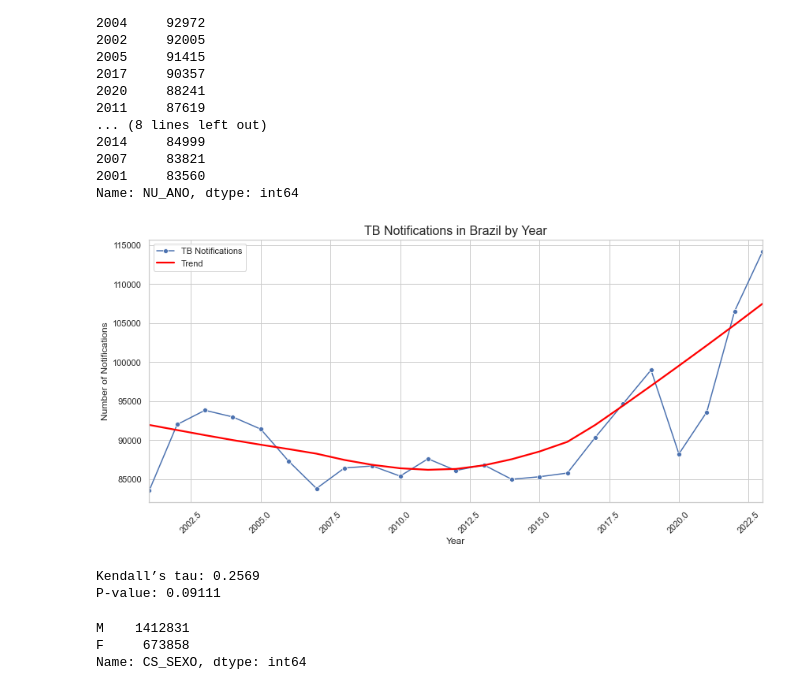
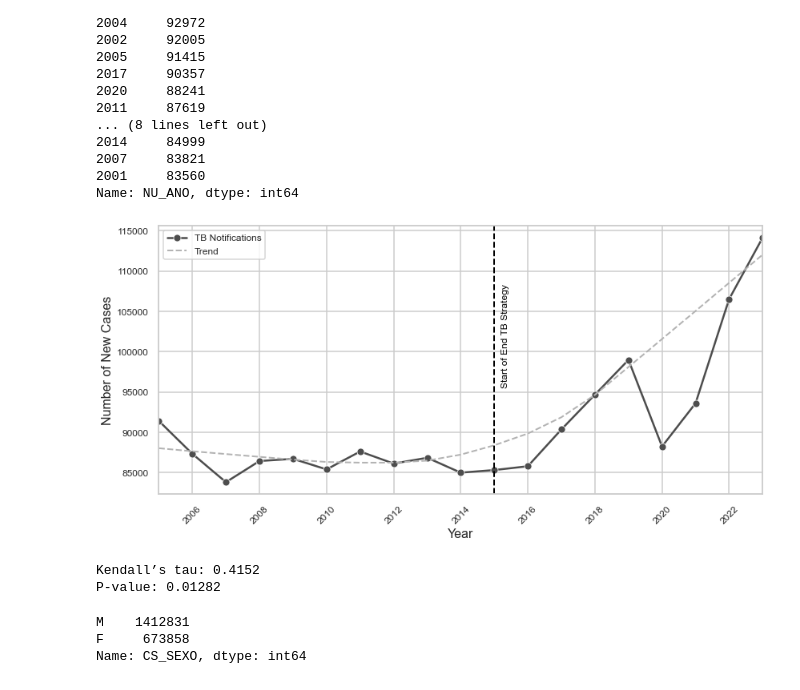
Before and after one commit to Julian-sun/Modelling_health_outcome_indigenous_pop, a Jupyter notebook: Temporary/TB_descriptive.ipynb, the cells around one changed output. Drawn from its saved outputs; the diff is of its cells as text; code cells hidden in the pictures.

```diff
--- a/Temporary/TB_descriptive.ipynb
+++ b/Temporary/TB_descriptive.ipynb
@@ -94,22 +89,54 @@ data = data.rename(columns={'index':'Year','NU_ANO':'Notifications'}).sort_value
 # %%
+# Prepare data
+data = df.NU_ANO.value_counts().reset_index()
+data = data.rename(columns={'index': 'Year', 'NU_ANO': 'Notifications'}).sort_values("Year")
 data = data.assign(Year = data.Year.astype(int))
-# Set style
-sns.set(style="whitegrid")
+data = data[data.Year >= 2005]
+
+# Set ggplot-style aesthetics
+sns.set_theme(style="whitegrid", context='talk')  # 'talk' makes fonts bigger (good for presentations)
 
 # Plot
 plt.figure(figsize=(12, 6))
-sns.lineplot(data=data, x="Year", y="Notifications", marker="o", label="TB Notifications")
-sns.regplot(data=data, x="Year", y="Notifications", scatter=False, lowess=True, label="Trend", color='red')
+#sns.lineplot(data=data, x="Year", y="Notifications", marker="o", label="TB Notifications", linewidth=2.5)
+#sns.regplot(data=data, x="Year", y="Notifications", scatter=False, lowess=True, label="Trend", color='blue',line_kws={'linewidth': 1})
 
-plt.title("TB Notifications in Brazil by Year", fontsize=16)
-plt.xlabel("Year")
-plt.ylabel("Number of Notifications")
-plt.xticks(rotation=45)
-plt.legend()
+# Define custom colors
+main_line_color = "#4D4D4D"   # Medium grey for main line
+trend_line_color = "#B3B3B3"  # Light grey for trend line
+
+# Plot lines
+sns.lineplot(
+    data=data, x="Year", y="Notifications", marker="o",
+    label="TB Notifications", linewidth=2.5, color=main_line_color
+)
+
+sns.regplot(
+    data=data, x="Year", y="Notifications", scatter=False, lowess=True,
+    label="Trend", color=trend_line_color, line_kws={'linewidth': 2, 'linestyle': '--'}
+)
+
+
+# Add vertical line at 2015
+plt.axvline(x=2015, color='black', linestyle='--', linewidth=2)
+plt.text(2015 + 0.2, data["Notifications"].max() * 0.95, "Start of End TB Strategy",
+         rotation=90, verticalalignment='top', fontsize=12, color='black')
+
+
+# Titles and labels
+#plt.title("TB Notifications in Brazil by Year", fontsize=20, weight='bold')
+plt.xlabel("Year", fontsize=16)
+plt.ylabel("Number of New Cases", fontsize=16)
+plt.xticks(rotation=45, fontsize=12)
+plt.yticks(fontsize=12)
+plt.legend(fontsize=12)
+
 plt.tight_layout()
+
+plt.savefig("/Users/julianeoliveira/Documents/github/Modelling_health_outcome_indigenous_pop/Results/tb_notifications_brazil.pdf", format='pdf', bbox_inches='tight')
 plt.show()
 # %% [output]
-[figure, old version]
+[figure, new version]
 # %%
 # Perform Kendall's tau test
 tau, p_value = kendalltau(data["Year"], data["Notifications"])
@@ -118,8 +145,8 @@ tau, p_value = kendalltau(data["Year"], data["Notifications"])
 print(f"Kendall’s tau: {tau:.4f}")
 print(f"P-value: {p_value:.4g}")
 # %% [output]
-Kendall’s tau: 0.2569
-P-value: 0.09111
+Kendall’s tau: 0.4152
+P-value: 0.01282
 # %%
 #df.groupby(['CS_SEXO','NU_ANO'])['ones'].sum().reset_index()
 df.CS_SEXO.value_counts()
```
Also changed, not shown: parts of 2 cells of this notebook, 4 other files.
